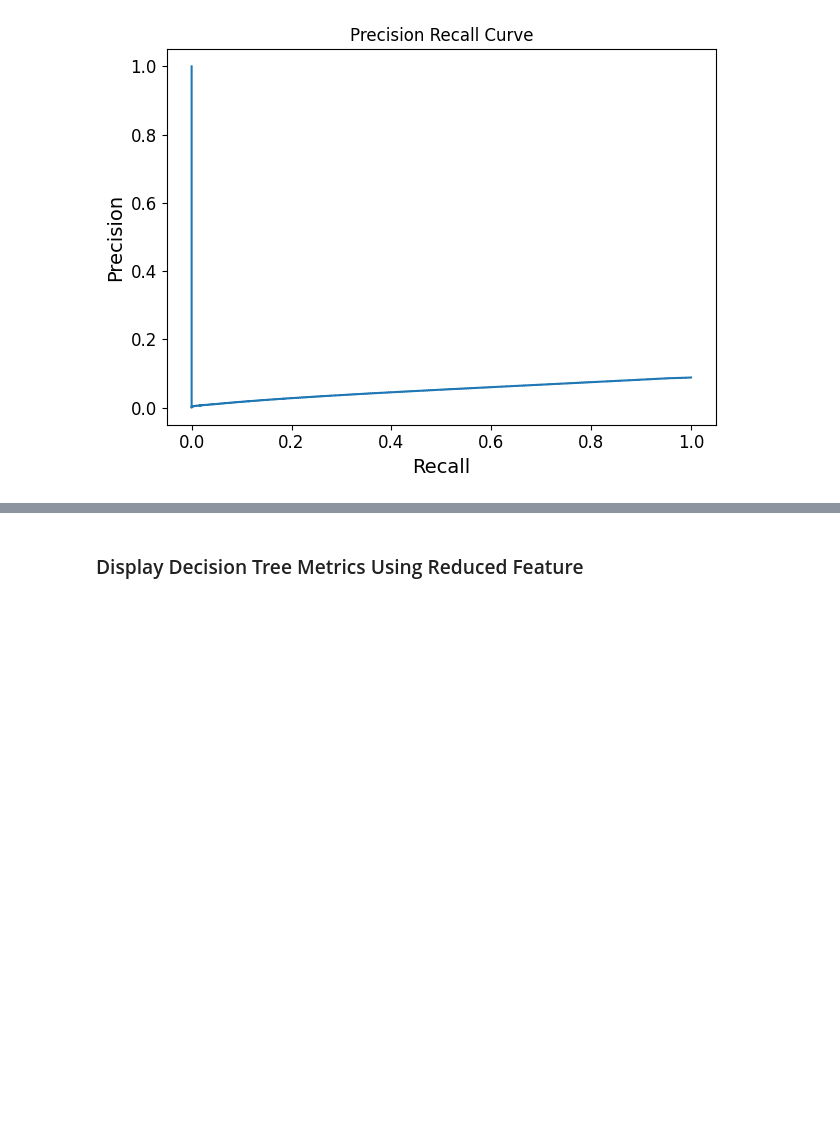
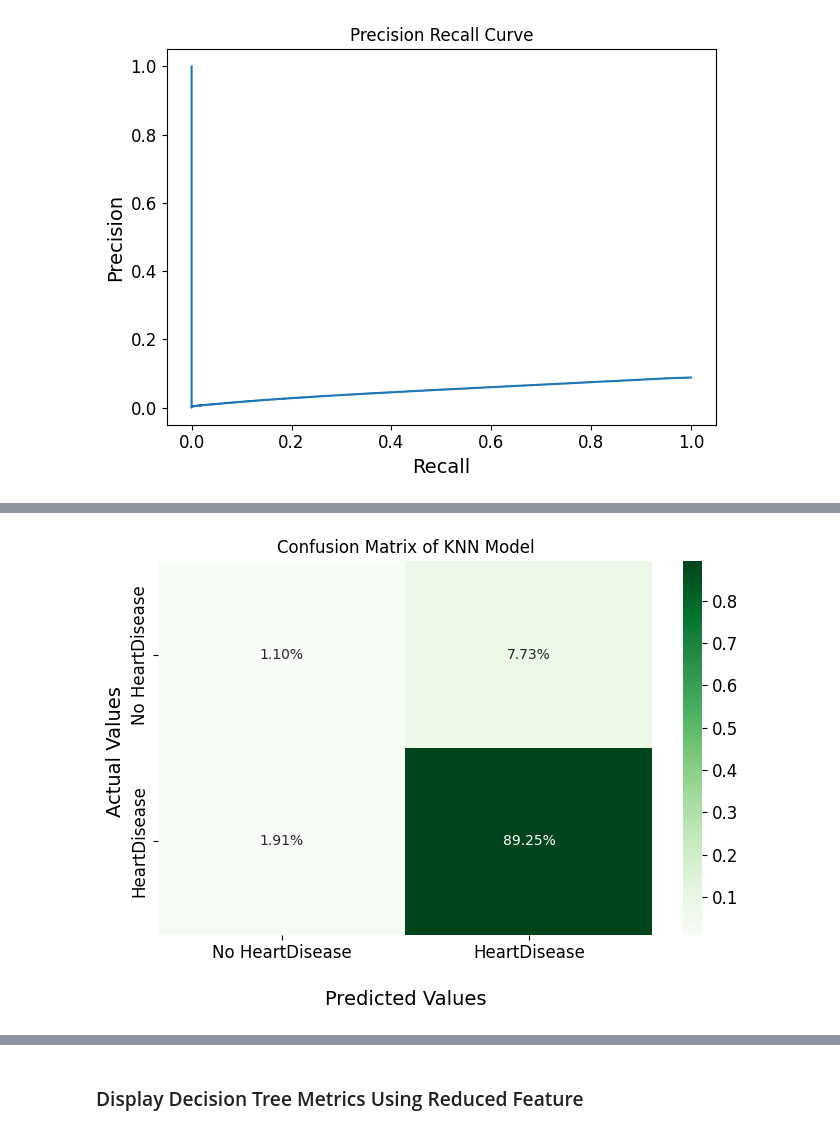
Before and after one commit to Suhyrhasan/Risk-Prediction-For-Heart-Disease, a Jupyter notebook: ModelEvaluation.ipynb, the cells around one changed output, grey strips where cells are left out. Saved outputs shown, nothing was run; the diff lists cells and outputs as text; code cells hidden in the pictures; blank space fills up the shorter version.

```diff
--- a/ModelEvaluation.ipynb
+++ b/ModelEvaluation.ipynb
@@ -91,15 +97,18 @@ full_decisiontree_model = pickle.load(open(os.path.join(DECISION_TREE_PATH, "ful
 reduced_decisiontree_model = pickle.load(open(os.path.join(DECISION_TREE_PATH, "reduced_decision_tree_model.sav"), 'rb'))
 
 full_knn_model = pickle.load(open(os.path.join(KNN_PATH, "full_knn_model.sav"), 'rb'))
+reduced_knn_model = pickle.load(open(os.path.join(KNN_PATH, "reduced_knn_model.sav"), 'rb'))
 
 full_logregression_model = pickle.load(open(os.path.join(LOGREG_PATH, "full_logregression_model.sav"), 'rb'))
+reduced_logregression_model = pickle.load(open(os.path.join(LOGREG_PATH, "reduced_logregression_model.sav"), 'rb'))
 
 full_gaussianNB_model = pickle.load(open(os.path.join(GAUSSIANNB_PATH, "full_gaussianNB_model.sav"), 'rb'))
 reduced_gaussianNB_model = pickle.load(open(os.path.join(GAUSSIANNB_PATH, "reduced_gaussianNB_model.sav"), 'rb'))
 
+full_randomforest_model = pickle.load(open(os.path.join(RANDOMFOREST_PATH, "full_randomforest_model.sav"), 'rb'))
 reduced_randomforest_model = pickle.load(open(os.path.join(RANDOMFOREST_PATH, "reduced_randomforest_model.sav"), 'rb'))
 
-full_models_names = ["Full Decision Tree", "Full Logistic Regression", "Full KNN", "Reduced Gaussian Naive Bayes"]
-reduced_models_names = ["Reduced Decision Tree", "Reduced Gaussian Naive Bayes", "Reduced Random Forest"]
-full_models = [full_decisiontree_model, full_logregression_model,full_knn_model, full_gaussianNB_model]
-reduced_models = [reduced_decisiontree_model, reduced_gaussianNB_model, reduced_randomforest_model]
+full_models_names = ["Full Decision Tree", "Full Logistic Regression", "Full KNN", "Reduced Gaussian Naive Bayes", "Full Random Forest"]
+reduced_models_names = ["Reduced Decision Tree", "Redcued Logistic Regression", "Reduced KNN", "Reduced Gaussian Naive Bayes", "Reduced Random Forest"]
+full_models = [full_decisiontree_model, full_logregression_model, full_knn_model, full_gaussianNB_model, full_randomforest_model]
+reduced_models = [reduced_decisiontree_model, reduced_logregression_model, reduced_knn_model, reduced_gaussianNB_model, reduced_randomforest_model]
@@ -446,0 +497,70 @@ Saving figure Precision_Recall_Curve_of_Full_GaussianNB_Model
+# %%
+# Display Reduced Random Forest Metrics
+RANDOMFOREST_PATH = os.path.join('randomforest')
+def evaluate_FullRandomForest():
+    print("Full Random Forest Metrics:\n")
+    full_rf = full_randomforest_model
+    y_pred = full_rf.predict(x_test)
+    print(f"Number of Positive Predictions (Heart Disease): {np.sum(y_pred == 1)}\nNumber of Negative Predictions (No Heart Disease): {np.sum(y_pred == 2)}")
+    cm = confusion_matrix(y_test, y_pred)
+
+    # evaluate
+    print(classification_report(y_test, y_pred))
+
+    # predict probabilities
+    probs = full_rf.predict_proba(x_test)
+    # keep probabilities for the positive outcome only
+    probs = probs[:, 1]
+    # calculate AUC
+    auc = roc_auc_score(y_test, probs)
+
+    print('AUC: %.3f' % auc)
+
+    mae = mean_absolute_error(y_test, y_pred)
+    print("Mean Absolute Error of the KNN model is", mae)
+
+    # calculate roc curve
+    fpr, tpr, thresholds = roc_curve(y_test, probs,pos_label=1)
+
+    #print a couple of the True and False Positive Rates results
+    print("False Positive Rate", fpr, "True Postitive Rate", tpr)
+
+    # plot confusion matrix
+    plt.figure(figsize=(7,5))
+    ax = sns.heatmap(cm/np.sum(cm),fmt='.2%', annot=True, cmap='Greens')
+    # labels
+    ax.set_xlabel('\nPredicted Values')
+    ax.set_ylabel('Actual Values ')
+    ax.set_title('Confusion Matrix of KNN Model')
+    ax.xaxis.set_ticklabels(['No HeartDisease','HeartDisease'])
+    ax.yaxis.set_ticklabels(['No HeartDisease','HeartDisease'])
+    save_fig(RANDOMFOREST_PATH,f"Confusion_Matrix_of_Full_Random_Forest_Model")
+    plt.show()
+
+    # plot ROC Curve
+    plt.plot([0, 1], [0, 1], linestyle='--')
+
+    # plot the roc curve for the model
+    plt.plot(fpr, tpr, marker='.')
+    # labels
+    plt.xlabel('False Positive Rate')
+    plt.ylabel('True Positive Rate')
+    plt.title('ROC Curve')
+    # show the plot
+    save_fig(RANDOMFOREST_PATH,f"ROC_Curve_of_Reduced_Random_Forest_Model")
+    plt.show()
+
+    # Plot Precision Recall Display
+    prec, recall, _ = precision_recall_curve(y_test, probs, pos_label=1)
+    pr_display = PrecisionRecallDisplay(precision=prec, recall=recall).plot()
+    # labels
+    plt.xlabel('Recall')
+    plt.ylabel('Precision')
+    plt.title('Precision Recall Curve')
+    # show the plot
+    save_fig(RANDOMFOREST_PATH,f"Precision_Recall_Curve_of_Full_Random_Forest_Model")
+    plt.show()
+    return fpr, tpr
+
+fpr4, tpr4 = evaluate_FullRandomForest()
+# %% [output]
@@ -446,0 +584 @@ Saving figure Precision_Recall_Curve_of_Full_GaussianNB_Model
+[figure, added]
```
Also changed, not shown: parts of 19 cells of this notebook, 17 other files.
